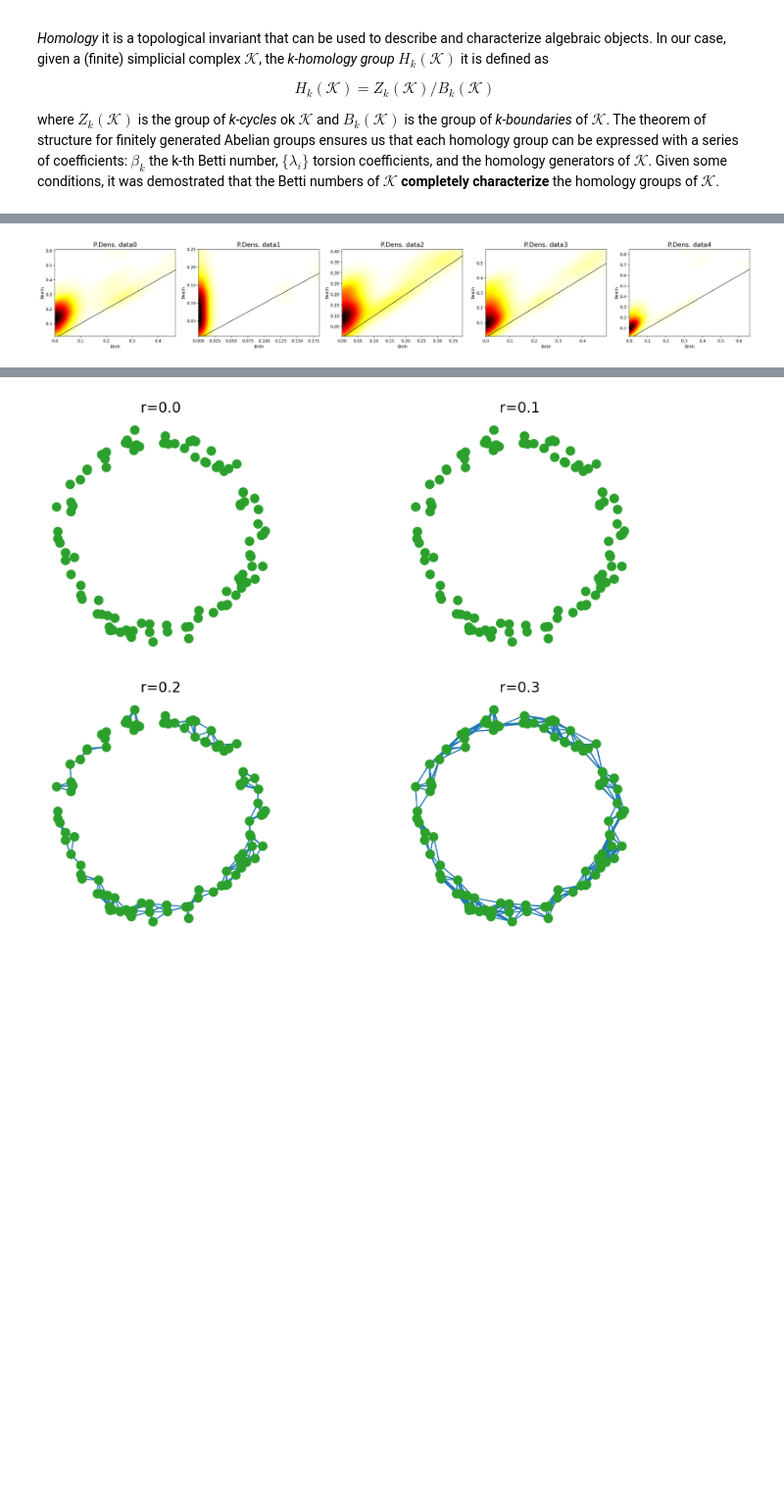
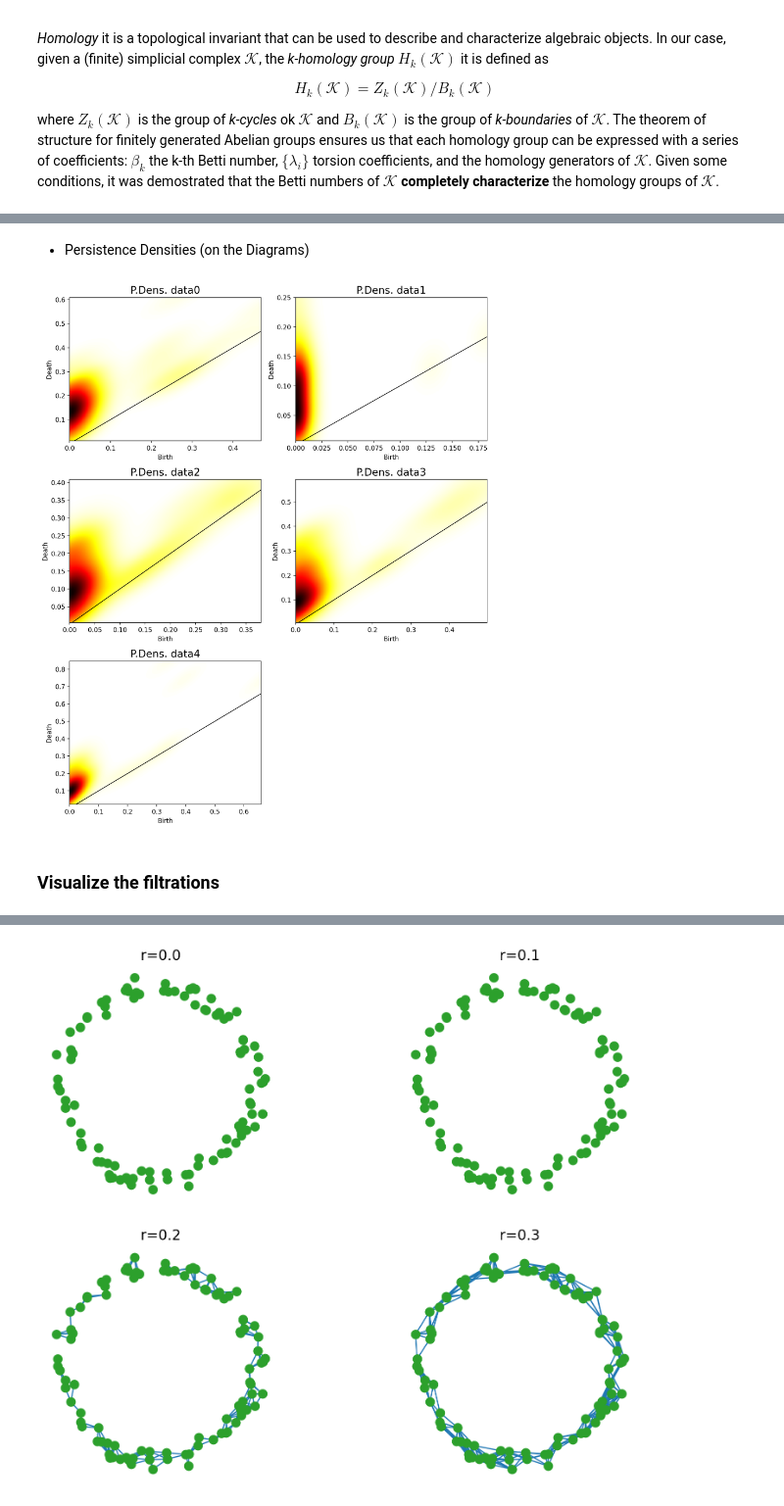
Before and after one commit to AGardinon/TopData-project, a Jupyter notebook: notebooks/2_TopologyMethods.ipynb, the cells around one changed output, grey strips where cells are left out. Shown at 98% size. Saved outputs shown, nothing was run; the diff lists cells and outputs as text; code cells hidden in the pictures; blank space fills up the shorter version.

```diff
--- a/notebooks/2_TopologyMethods.ipynb
+++ b/notebooks/2_TopologyMethods.ipynb
@@ -157,7 +159,9 @@ dataSet = {
     'data_'+str(i): np.loadtxt(path_file+file, skiprows=1) for i,file in enumerate(files_list)
 }
 # %%
-fig, ax = myplt.get_axes(len(files_list), max_col=5, res=200)
+# Plot data sets
+
+fig, ax = myplt.get_axes(len(files_list), max_col=2, res=200)
 for i,j in enumerate(dataSet):
     myplt.single_scatter_axe(dataSet[j], ax[i], s=50)
     myplt.axarrows(fig,ax[i],labels=['x','y'])
@@ -183,5 +197,5 @@ barCodes = {
 # %%
-fig, ax = myplt.get_axes(len(files_list), max_col=5, res=200)
+fig, ax = myplt.get_axes(len(files_list), max_col=2, res=200)
 for i,j in enumerate(barCodes):
     gd.plot_persistence_diagram(barCodes[j], axes=ax[i])
     ax[i].set_title(r'P.D. data'+str(i), size=16)
@@ -193,5 +209,5 @@ fig.tight_layout()
 # %%
-fig, ax = myplt.get_axes(len(files_list), max_col=5, res=200)
+fig, ax = myplt.get_axes(len(files_list), max_col=2, res=200)
 for i,j in enumerate(barCodes):
     gd.plot_persistence_barcode(barCodes[j], axes=ax[i])
     ax[i].set_title(r'P.BrCd. data'+str(i), size=16)
@@ -203,13 +219,17 @@ fig.tight_layout()
+# %% [markdown]
+* Persistence Densities (on the Diagrams)
 # %%
-fig, ax = myplt.get_axes(len(files_list), max_col=5, res=200)
+fig, ax = myplt.get_axes(len(files_list), max_col=2, res=200)
 for i,j in enumerate(barCodes):
     gd.plot_persistence_density(barCodes[j], axes=ax[i])
     ax[i].set_title(r'P.Dens. data'+str(i), size=16)
 #     ax[i].set_xlabel(r'Birth', size=16)
 #     ax[i].set_ylabel(r'Death', size=16)
 fig.tight_layout()
 # %% [output]
-[figure, old version]
+[figure, new version]
+# %% [markdown]
+### Visualize the filtrations
 # %%
 SET = '0'
 filtration_cycle = [0.0, 0.1, 0.2, 0.3, 0.4, 0.5]
```
Also changed, not shown: parts of 29 cells of this notebook, 1 other file.
